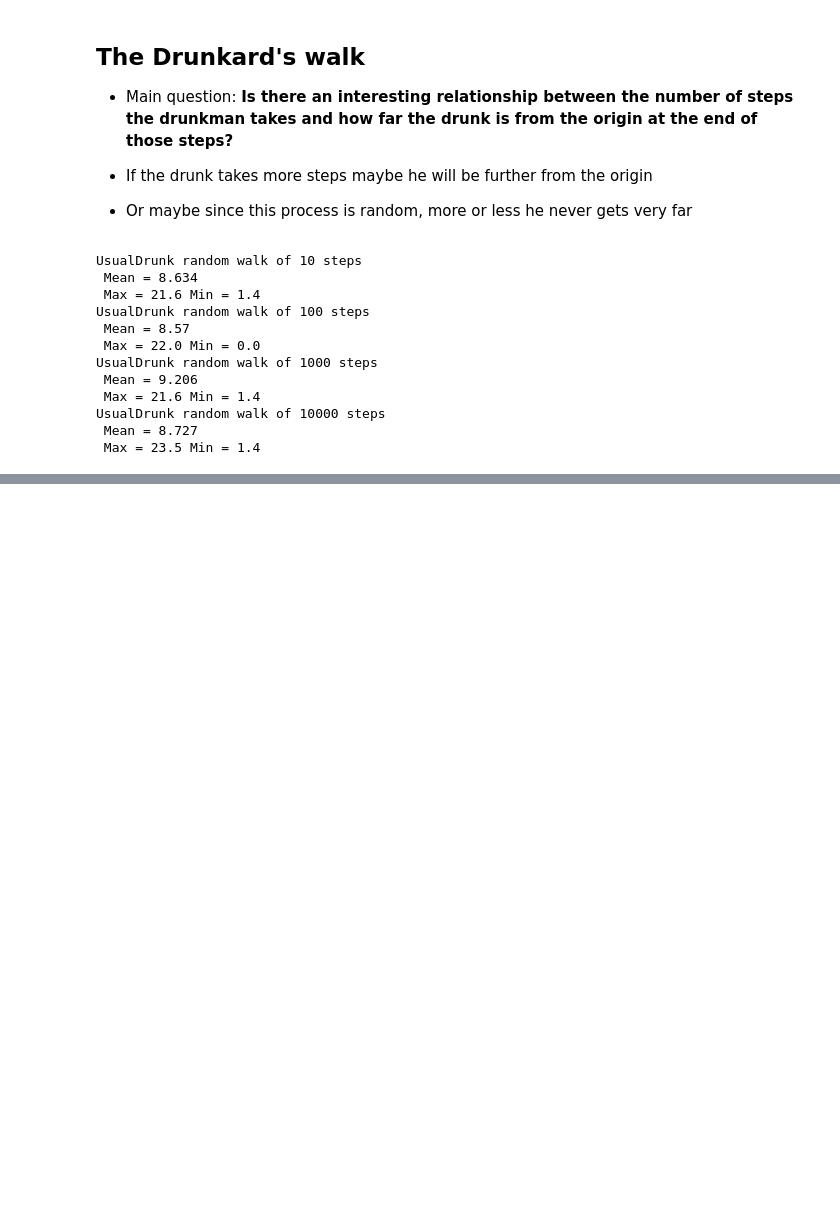
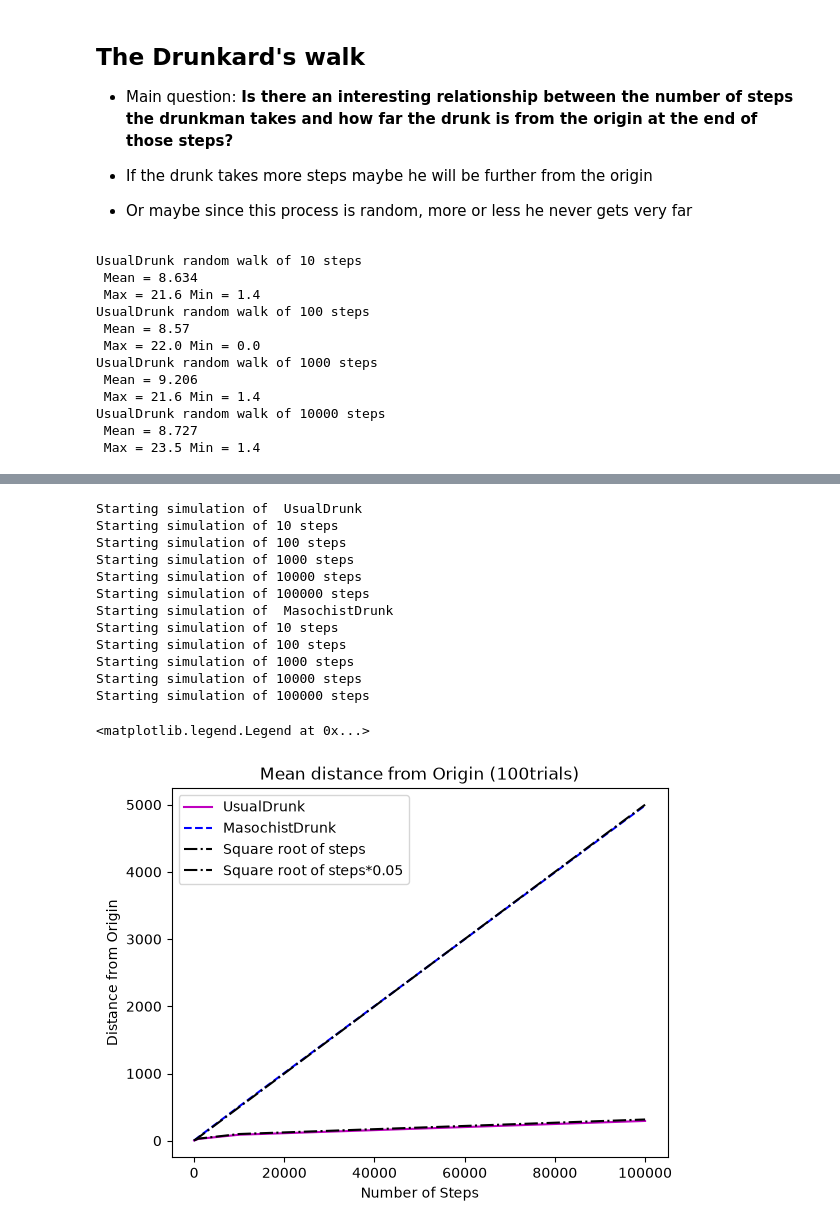
Before and after one commit to FerCorcuera/mit-datascience-6.0002, a Jupyter notebook: notes/5_Random_walks.ipynb, the cells around one changed output, grey strips where cells are left out. Drawn from its saved outputs; the diff is of its cells as text; code cells hidden in the pictures; blank space fills up the shorter version.

```diff
--- a/notes/5_Random_walks.ipynb
+++ b/notes/5_Random_walks.ipynb
@@ -196,0 +459,25 @@ UsualDrunk random walk of 10000 steps
+# %%
+random.seed(0)
+numSteps = (10, 100, 1000, 10000, 100000)
+# now we can check our theory, adding to the plot the square root of the number of steps
+simAll((UsualDrunk, MasochistDrunk), numSteps, 100)
+pylab.plot(numSteps, pylab.array(numSteps) ** 0.5, "k-.", label="Square root of steps")
+pylab.plot(
+    numSteps, pylab.array(numSteps) * 0.05, "k-.", label="Square root of steps*0.05"
+)
+pylab.legend(loc="best")
+# %% [output]
+Starting simulation of  UsualDrunk
+Starting simulation of 10 steps
+Starting simulation of 100 steps
+Starting simulation of 1000 steps
+Starting simulation of 10000 steps
+Starting simulation of 100000 steps
+Starting simulation of  MasochistDrunk
+Starting simulation of 10 steps
+Starting simulation of 100 steps
+Starting simulation of 1000 steps
+Starting simulation of 10000 steps
+Starting simulation of 100000 steps
+<matplotlib.legend.Legend at 0x...>
+[figure, added]
```
Also changed, not shown: parts of 37 cells of this notebook, 2 other files.
